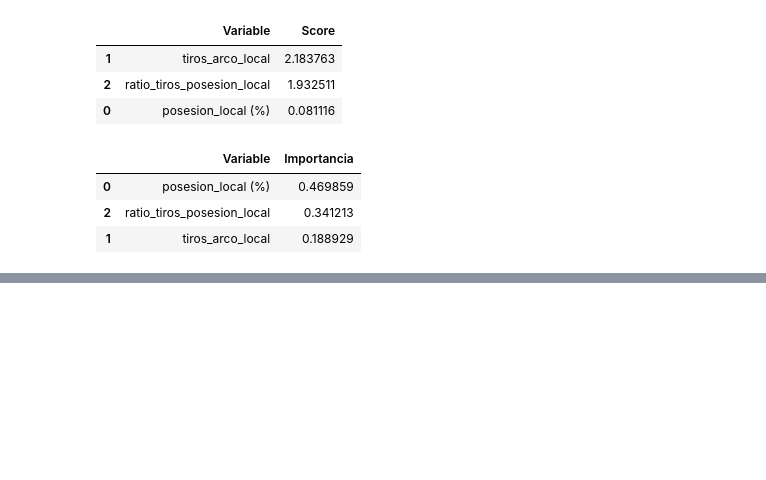
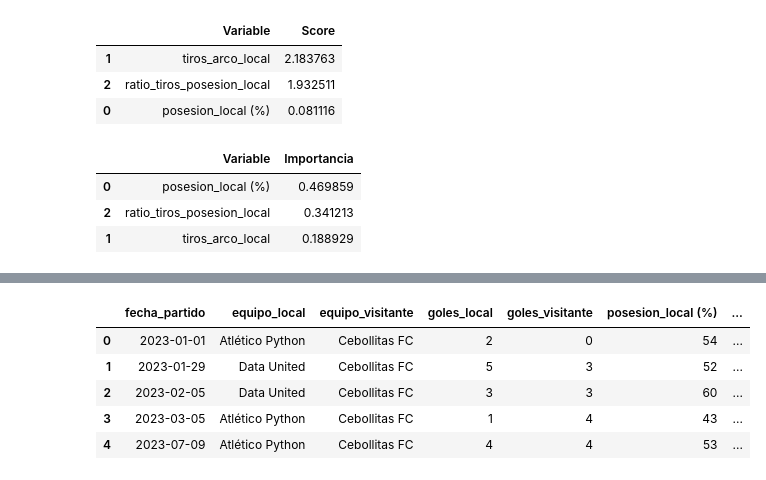
Before and after one commit to kevin-dulche/Fundamentos_Machine_Learning, a Jupyter notebook: Contenido/03_Ingenieria_de_Caracteristicas/02_Seleccion_de_caracteristicas.ipynb, the cells around one changed output, grey strips where cells are left out. Drawn from its saved outputs; the diff is of its cells as text; code cells hidden in the pictures; blank space fills up the shorter version.

```diff
--- a/Contenido/03_Ingenieria_de_Caracteristicas/02_Seleccion_de_caracteristicas.ipynb
+++ b/Contenido/03_Ingenieria_de_Caracteristicas/02_Seleccion_de_caracteristicas.ipynb
@@ -81,0 +75,18 @@ Passing `palette` without assigning `hue` is deprecated and will be removed in v
+# %%
+import pandas as pd
+
+df_partidos = pd.read_csv("../partidos_cebollitas_fe82a1a4-e109-41b1-8b78-d9b4341dacaf.csv")
+# df_partidos_cebollitas = df_partidos[(df_partidos['equipo_local'] == 'Cebollitas FC') | (df_partidos['equipo_visitante'] == 'Cebollitas FC')]
+df_partidos_cebollitas = df_partidos[df_partidos['equipo_visitante'] == 'Cebollitas FC']
+df_partidos_cebollitas.reset_index(drop=True, inplace=True)
+df_partidos = df_partidos_cebollitas.copy()
+df_partidos['diferencia_goles'] = df_partidos['goles_visitante'] - df_partidos['goles_local']
+df_partidos['ratio_tiros_posesion_visitante'] = df_partidos['tiros_arco_visitante'] / (df_partidos['posesion_visitante (%)'])
+df_partidos.head()
+# %% [output]
+|  | fecha_partido | equipo_local | equipo_visitante | goles_local | goles_visitante | posesion_local (%) | ... |
+| 0 | 2023-01-01 | Atlético Python | Cebollitas FC | 2 | 0 | 54 | ... |
+| 1 | 2023-01-29 | Data United | Cebollitas FC | 5 | 3 | 52 | ... |
+| 2 | 2023-02-05 | Data United | Cebollitas FC | 3 | 3 | 60 | ... |
+| 3 | 2023-03-05 | Atlético Python | Cebollitas FC | 1 | 4 | 43 | ... |
+| 4 | 2023-07-09 | Atlético Python | Cebollitas FC | 4 | 4 | 53 | ... |
```
Also changed, not shown: parts of 4 cells of this notebook.
